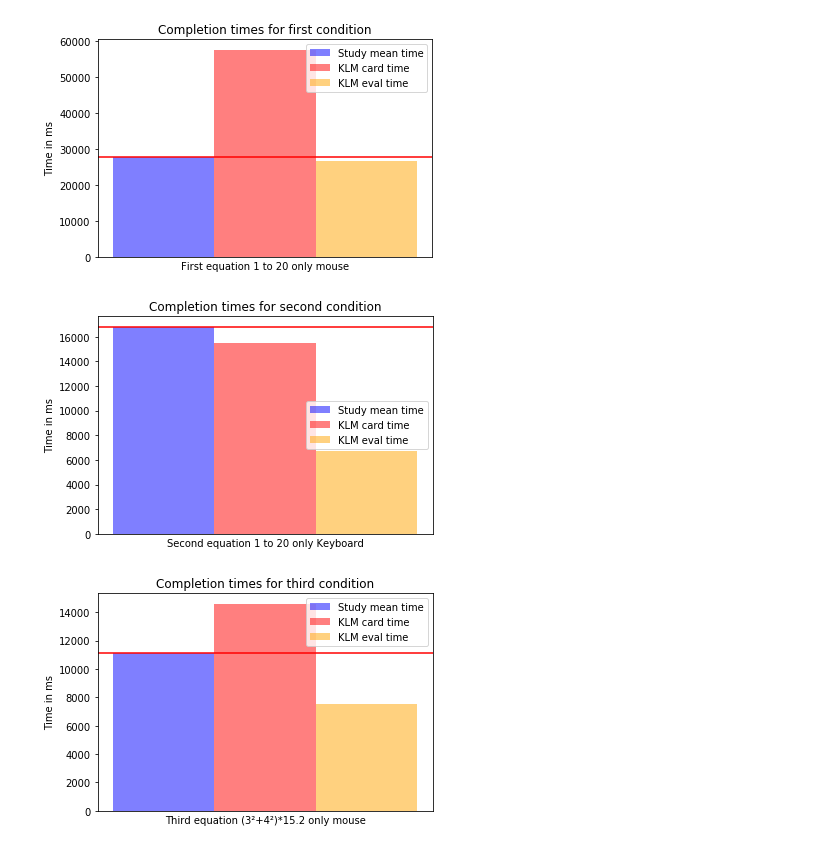
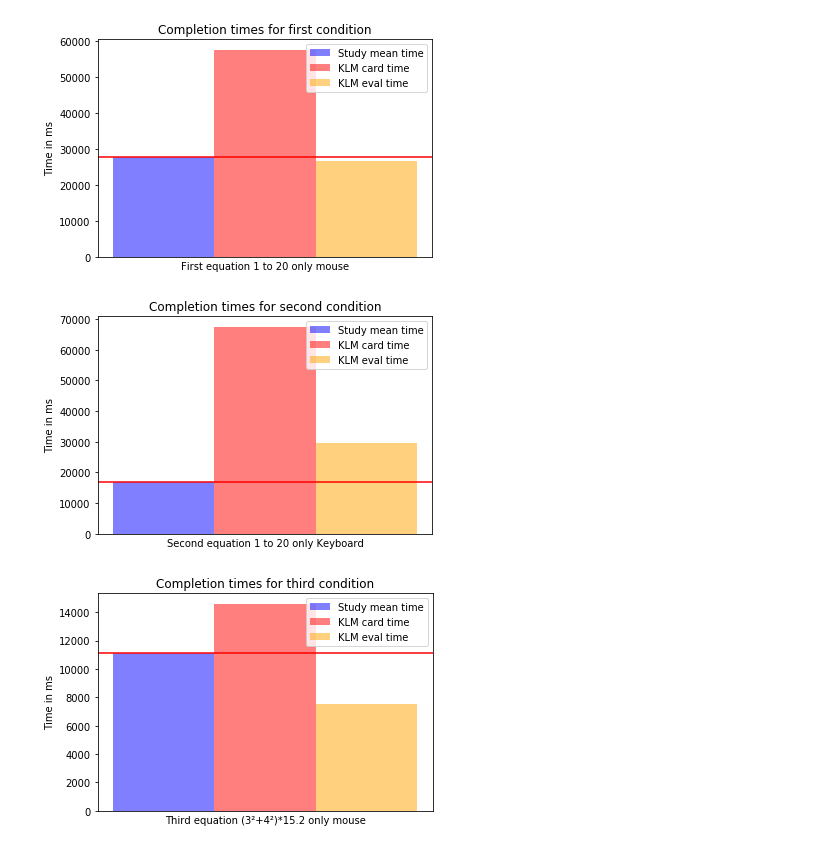
Before and after one commit to MaximilianKoegl/KLM, a Jupyter notebook: klm_report.ipynb, the cells around one changed output. Saved outputs shown, nothing was run; the diff lists cells and outputs as text; code cells hidden in the pictures.

```diff
--- a/klm_report.ipynb
+++ b/klm_report.ipynb
@@ -183,3 +183,13 @@ KLM with evaluated operator settings:
+# %%
+card_one = 57.50*1000
+card_two = 67.50*1000
+card_three = 14.6*1000
+card_four = 16.8*1000
+
+eval_one = 26.65*1000
+eval_two = 29.64*1000
+eval_three = 7.54*1000
+eval_four = 8.193*1000
 # %%
 n_groups = 1
 means_mouse = (first_condition_mean)
@@ -207,27 +217,27 @@ plt.show()
 # %%
 n_groups = 1
 means_keyb = (second_condition_mean)
-means_keyb_KLM_card = (15.48*1000)
-means_keyb_KLM_eval = (6.70*1000)
+means_keyb_KLM_card = (card_two)
+means_keyb_KLM_eval = (eval_two)
 
 fig, ax = plt.subplots()
 index = np.arange(n_groups)
 bar_width = 0.15
 opacity = 0.5
 rects1 = plt.bar(index, means_keyb, bar_width, alpha= opacity, color='b', label="Study mean time")
 rects2 = plt.bar(index+bar_width, means_keyb_KLM_card, bar_width,alpha= opacity, color='red',label="KLM card time")
 rects3 = plt.bar(index+2*bar_width, means_keyb_KLM_eval, bar_width,alpha= opacity, color='orange',label="KLM eval time")
 
 plt.xlabel("Equations/Conditions")
 plt.ylabel("Time in ms")
 plt.title("Completion times for second condition")
 plt.xlabel("Second equation 1 to 20 only Keyboard")
 plt.xticks([], [])
 plt.legend()
 plt.axhline(y=second_condition_mean, color="red")
 plt.show()
 # %% [output]
-[figure, old version]
+[figure, new version]
 # %%
 n_groups = 1
 means_mouse = (third_condition_mean)
```
Also changed, not shown: parts of 7 cells of this notebook.
